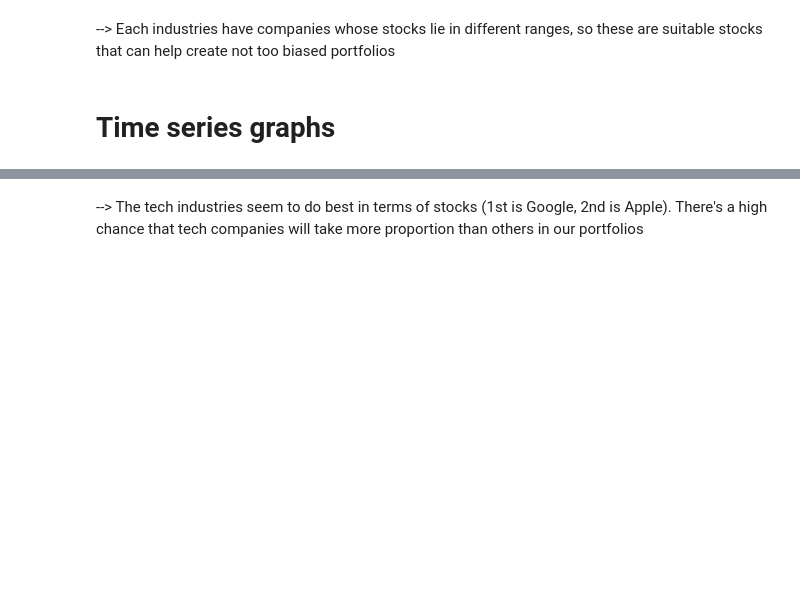
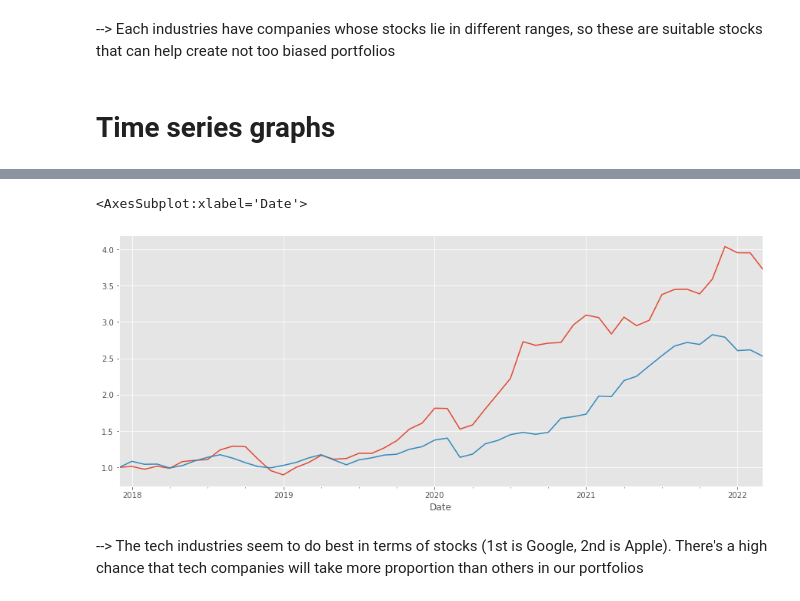
Before and after one commit to Royleong31/Stock-Portfolio-Optimiser, a Jupyter notebook: EDA/stocks.ipynb, the cells around one changed output, grey strips where cells are left out. Drawn from its saved outputs; the diff is of its cells as text; code cells hidden in the pictures; blank space fills up the shorter version.

```diff
--- a/EDA/stocks.ipynb
+++ b/EDA/stocks.ipynb
@@ -129,3 +163,9 @@ plt.show()
+# %%
+stockAdjustedPrice['AAPL'].plot(figsize=[15,6])
+stockAdjustedPrice['GOOG'].plot(figsize=[15,6])
+# %% [output]
+<AxesSubplot:xlabel='Date'>
+[figure, added]
 # %% [markdown]
 --> The tech industries seem to do best in terms of stocks (1st is Google, 2nd is Apple). There's a high chance that tech companies will take more proportion than others in our portfolios
 # %%
```
Also changed, not shown: parts of 4 cells of this notebook.
